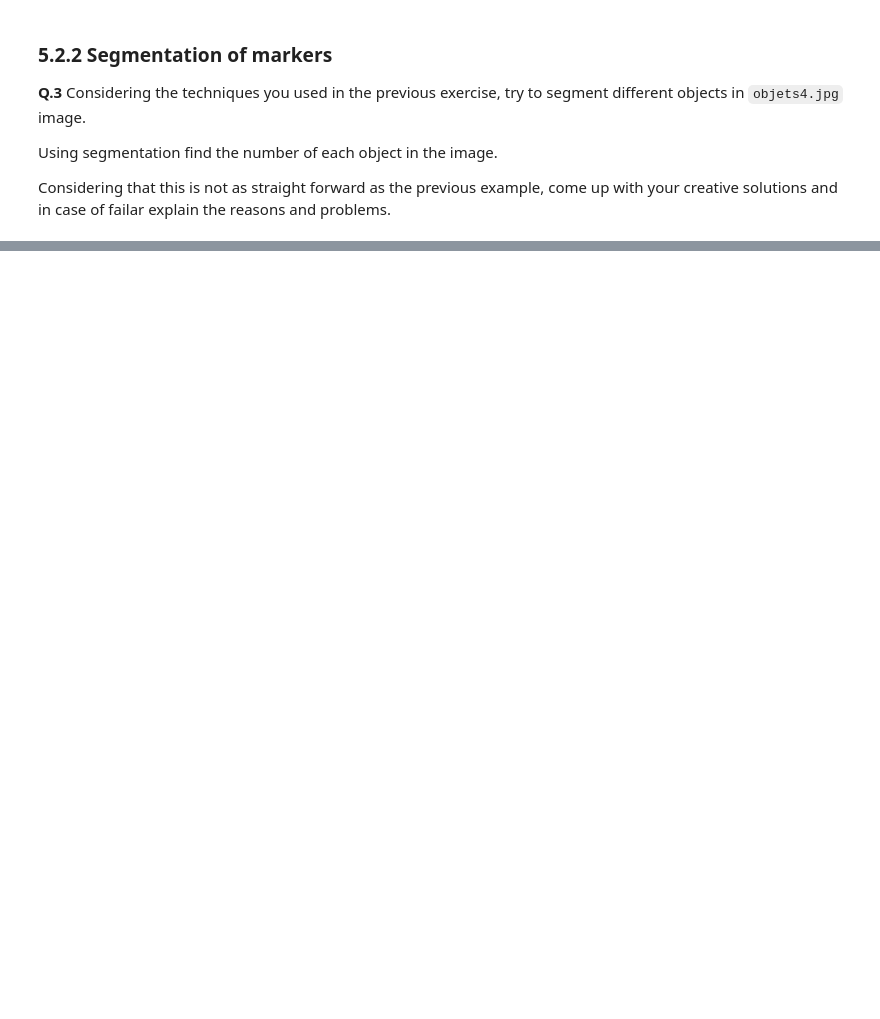
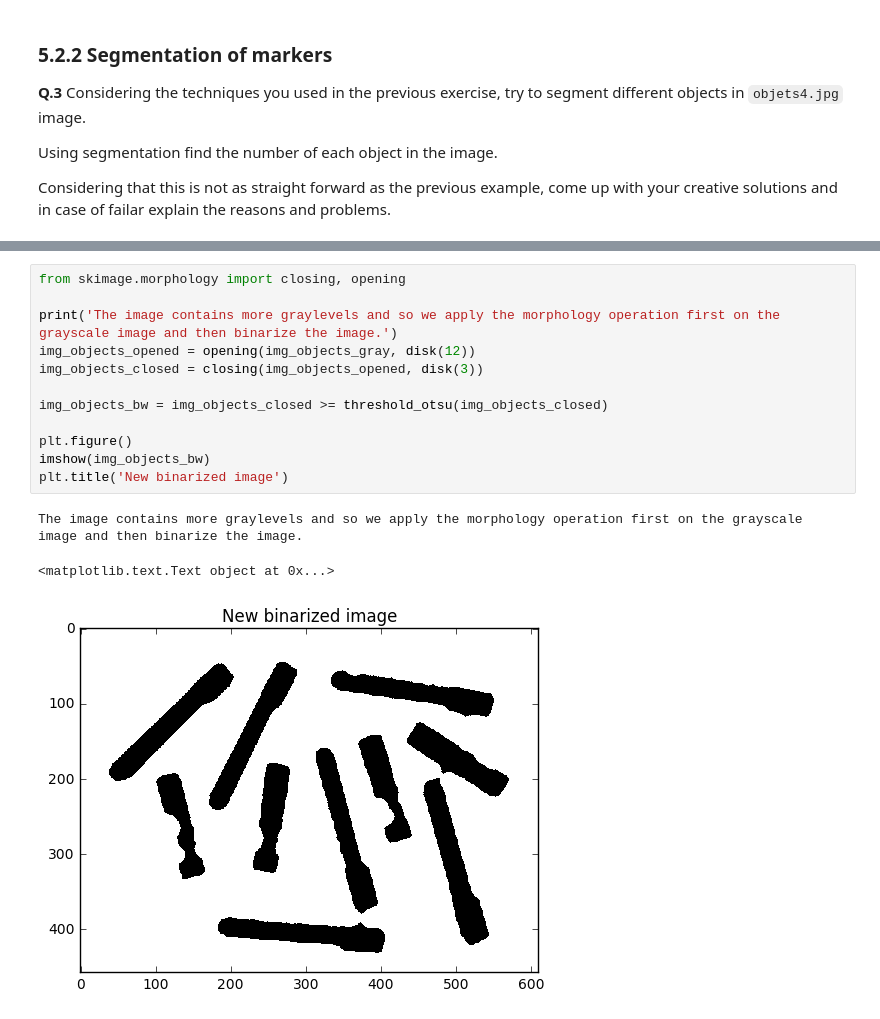
Before and after one commit to daniejianah/B31XB-IIP-TP-1718, a Jupyter notebook: 5-morpho-segmentation/5-morpho-segmentation.ipynb, the cells around one changed output, grey strips where cells are left out. Cells and saved outputs as stored; diff of their text form; blank space fills up the shorter version.

```diff
--- a/5-morpho-segmentation/5-morpho-segmentation.ipynb
+++ b/5-morpho-segmentation/5-morpho-segmentation.ipynb
@@ -201,0 +278,16 @@ ObjectO
+# %%
+from skimage.morphology import closing, opening
+
+print('The image contains more graylevels and so we apply the morphology operation first on the grayscale image and then binarize the image.')
+img_objects_opened = opening(img_objects_gray, disk(12))
+img_objects_closed = closing(img_objects_opened, disk(3))
+
+img_objects_bw = img_objects_closed >= threshold_otsu(img_objects_closed)
+
+plt.figure()
+imshow(img_objects_bw)
+plt.title('New binarized image')
+# %% [output]
+The image contains more graylevels and so we apply the morphology operation first on the grayscale image and then binarize the image.
+<matplotlib.text.Text object at 0x...>
+[figure, added]
```
Also changed, not shown: parts of 8 cells of this notebook.
